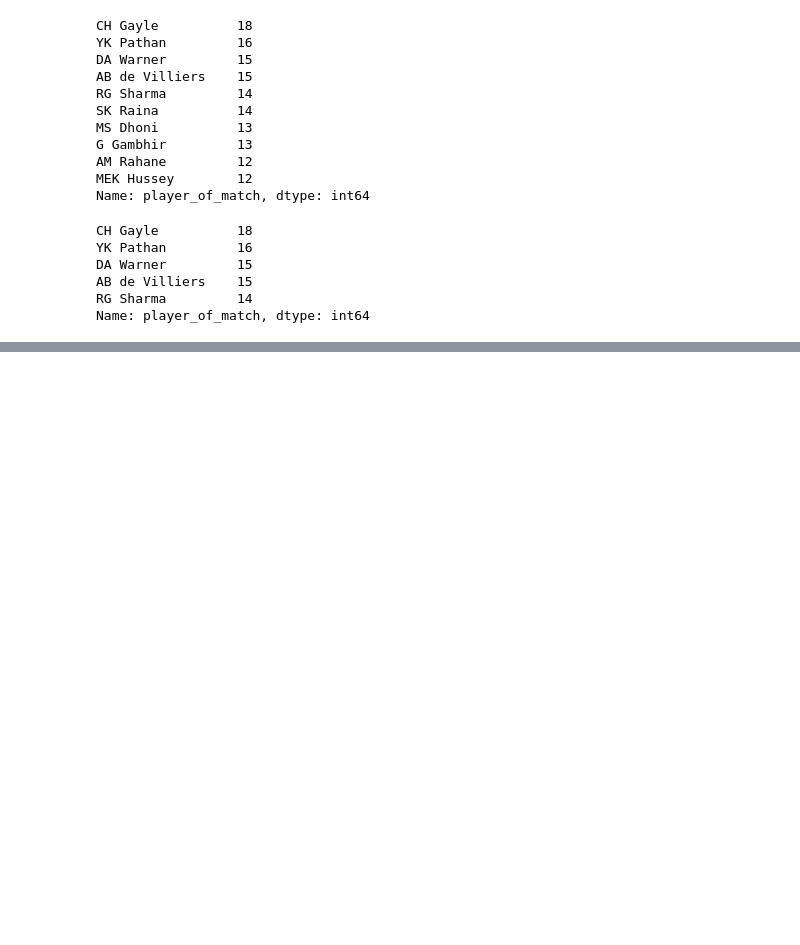
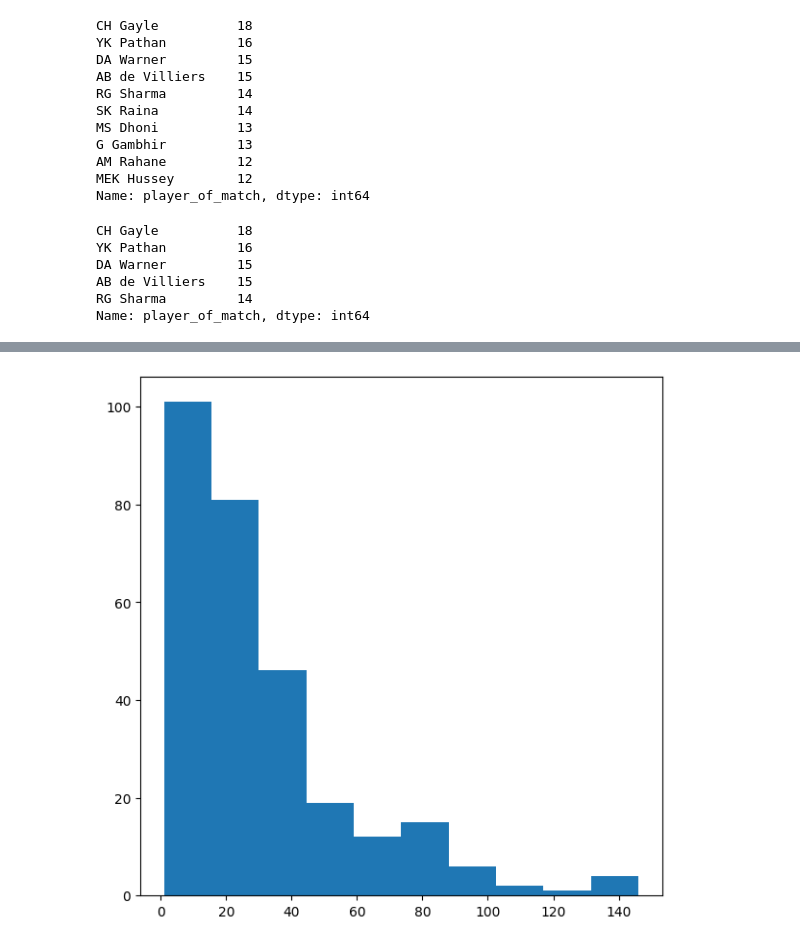
Before and after one commit to ijazkhan101/IPL-Data-Set-Data-analysis-with-Pandas, a Jupyter notebook: EdaOnIPLData.ipynb, the cells around one changed output, grey strips where cells are left out. Drawn from its saved outputs; the diff is of its cells as text; code cells hidden in the pictures; blank space fills up the shorter version.

Commit message:
batting_1st
batting_1st

```diff
--- a/EdaOnIPLData.ipynb
+++ b/EdaOnIPLData.ipynb
@@ -59,0 +94,4 @@ Name: player_of_match, dtype: int64
+# %%
+# get the records where team won batting 1st
+
+batting_1st = ipl[ipl['win_by_runs']!=0 ]
@@ -59,0 +107,7 @@ Name: player_of_match, dtype: int64
+# %%
+# making  a histogram
+plt.figure(figsize=(7,7))
+plt.hist(batting_1st['win_by_runs'])
+plt.show()
+# %% [output]
+[figure, added]
```
Also changed, not shown: parts of 6 cells of this notebook.
